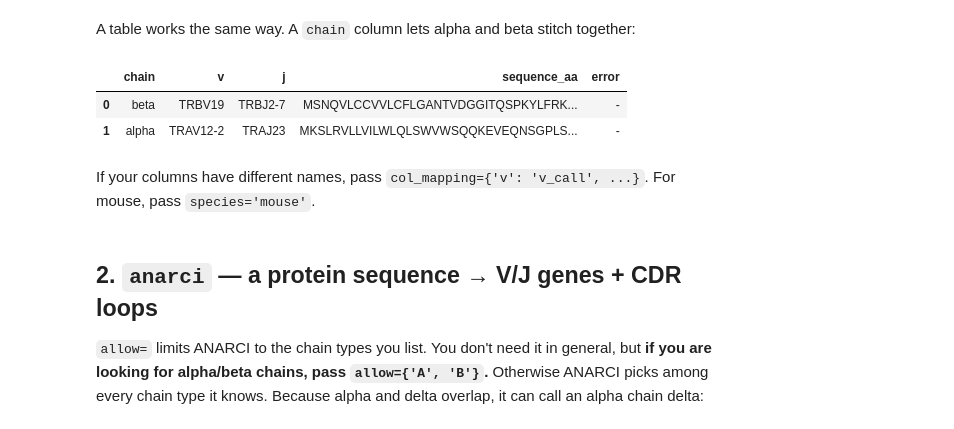
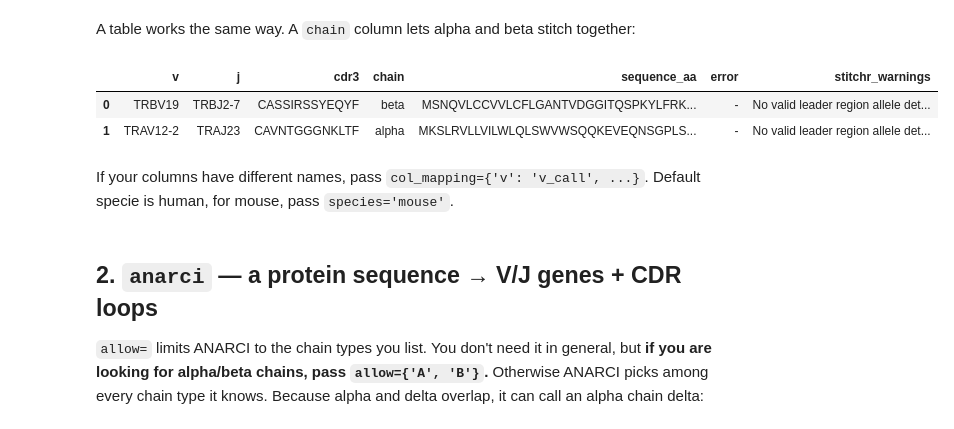
Before and after one commit to akdslab/tcrkit, a Jupyter notebook: notebooks/tcrkit_showcase.ipynb, the cells around one changed output. Cells and saved outputs as stored; diff of their text form; code cells hidden in the pictures.

```diff
--- a/notebooks/tcrkit_showcase.ipynb
+++ b/notebooks/tcrkit_showcase.ipynb
@@ -20,17 +23,15 @@ A table works the same way. A `chain` column lets alpha and beta stitch together
 # %%
 tcrs = pd.DataFrame({'v':     ['TRBV19',        'TRAV12-2'],
                      'j':     ['TRBJ2-7',       'TRAJ23'],
                      'cdr3':  ['CASSIRSSYEQYF', 'CAVNTGGGNKLTF'],
                      'chain': ['beta',          'alpha']})
-
-tcrkit.stitch(tcrs, progress_bar=False)[['chain', 'v', 'j', 'sequence_aa', 'error']]
+tcrkit.stitch(tcrs, progress_bar=False)
 # %% [output]
-|  | chain | v | j | sequence_aa | error |
-| 0 | beta | TRBV19 | TRBJ2-7 | MSNQVLCCVVLCFLGANTVDGGITQSPKYLFRK... | - |
-| 1 | alpha | TRAV12-2 | TRAJ23 | MKSLRVLLVILWLQLSWVWSQQKEVEQNSGPLS... | - |
+|  | v | j | cdr3 | chain | sequence_aa | error | stitchr_warnings |
+| 0 | TRBV19 | TRBJ2-7 | CASSIRSSYEQYF | beta | MSNQVLCCVVLCFLGANTVDGGITQSPKYLFRK... | - | No valid leader region allele det... |
+| 1 | TRAV12-2 | TRAJ23 | CAVNTGGGNKLTF | alpha | MKSLRVLLVILWLQLSWVWSQQKEVEQNSGPLS... | - | No valid leader region allele det... |
 # %% [markdown]
-If your columns have different names, pass `col_mapping={'v': 'v_call', ...}`. For mouse,
-pass `species='mouse'`.
+If your columns have different names, pass `col_mapping={'v': 'v_call', ...}`. Default specie is human, for mouse, pass `species='mouse'`.
 # %% [markdown]
 ## 2. `anarci` — a protein sequence → V/J genes + CDR loops
 
```
Also changed, not shown: parts of 15 cells of this notebook, 17 other files.
